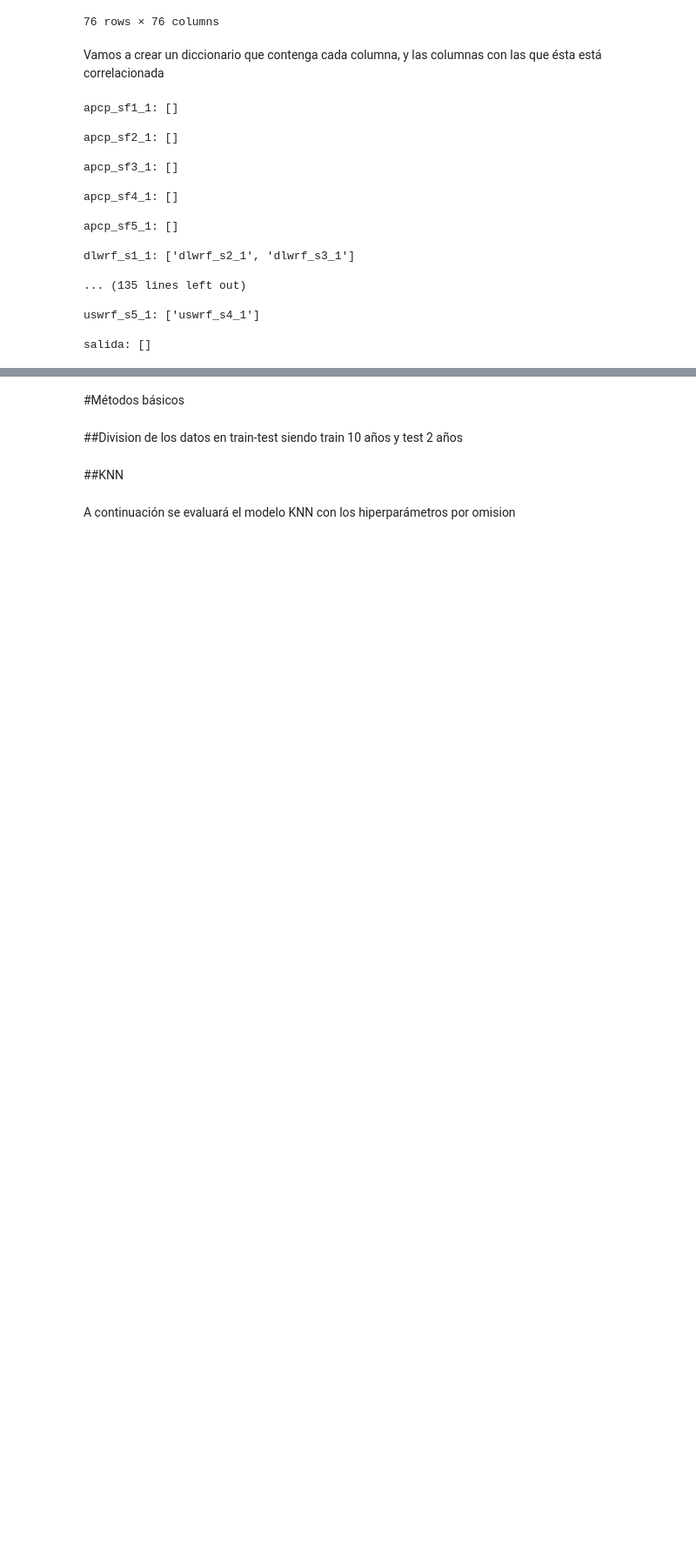
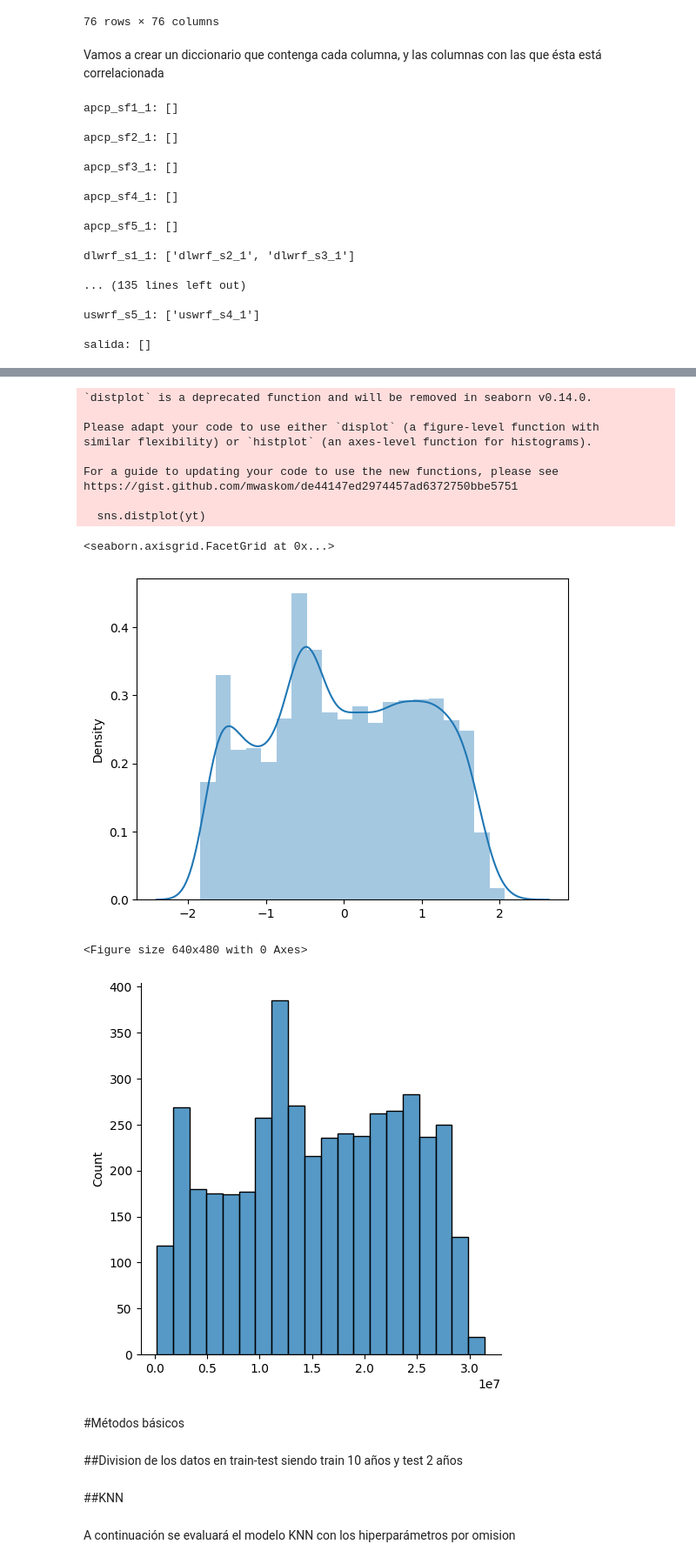
Before and after one commit to cabamarcos/Speech-, a Jupyter notebook: TrabajoFinalAA.ipynb, the cells around one changed output, grey strips where cells are left out. Shown at 87% size. Cells and saved outputs as stored; diff of their text form; code cells hidden in the pictures; blank space fills up the shorter version.

```diff
--- a/TrabajoFinalAA.ipynb
+++ b/TrabajoFinalAA.ipynb
@@ -391,3 +492,33 @@ salida: []
+# %%
+y = datos['salida'].values
+def johnson(y):
+  gamma, eta, epsilom, lbda = st.johnsonsu.fit(y)
+  yt = gamma + eta * np.arcsinh((y-epsilom)/lbda)
+  return yt, gamma, eta, epsilom, lbda
+
+def johnson_inverse(y, gamma, eta, epsilom, lbda):
+  return lbda*np.sinh((y-gamma)/eta) + epsilom
+
+yt ,g , et, ep, l = johnson(y)
+yt2 = johnson_inverse(yt, g, et, ep, l)
+plt.figure(1)
+sns.distplot(yt)
+plt.figure(2)
+sns.displot(yt2)
+# %% [output]
+`distplot` is a deprecated function and will be removed in seaborn v0.14.0.
+
+Please adapt your code to use either `displot` (a figure-level function with
+similar flexibility) or `histplot` (an axes-level function for histograms).
+
+For a guide to updating your code to use the new functions, please see
+https://gist.github.com/mwaskom/de44147ed2974457ad6372750bbe5751
+
+  sns.distplot(yt)
+<seaborn.axisgrid.FacetGrid at 0x...>
+[figure, added]
+<Figure size 640x480 with 0 Axes>
+[figure, added]
 # %% [markdown]
 #Métodos básicos
 # %% [markdown]
```
Also changed, not shown: parts of 35 cells of this notebook.
